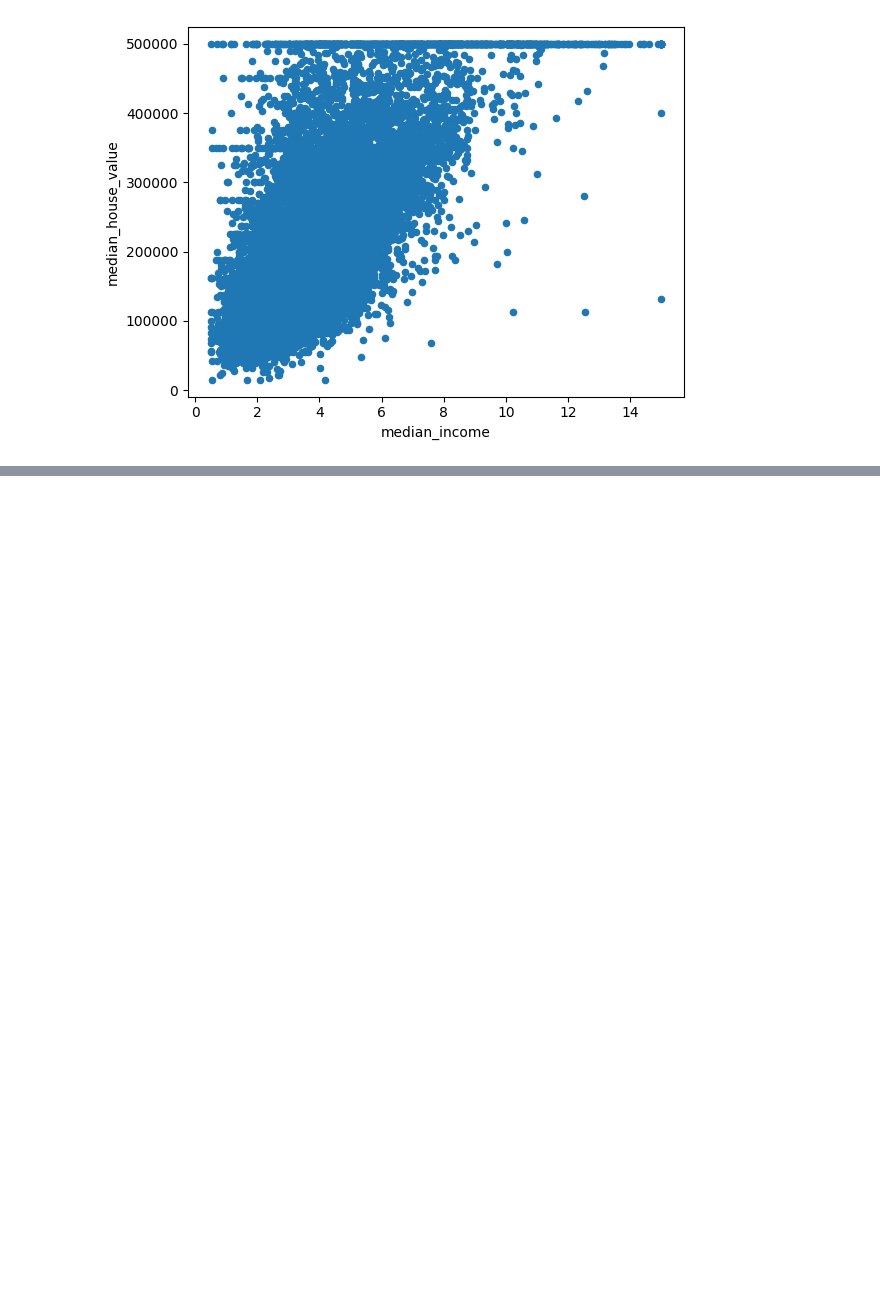
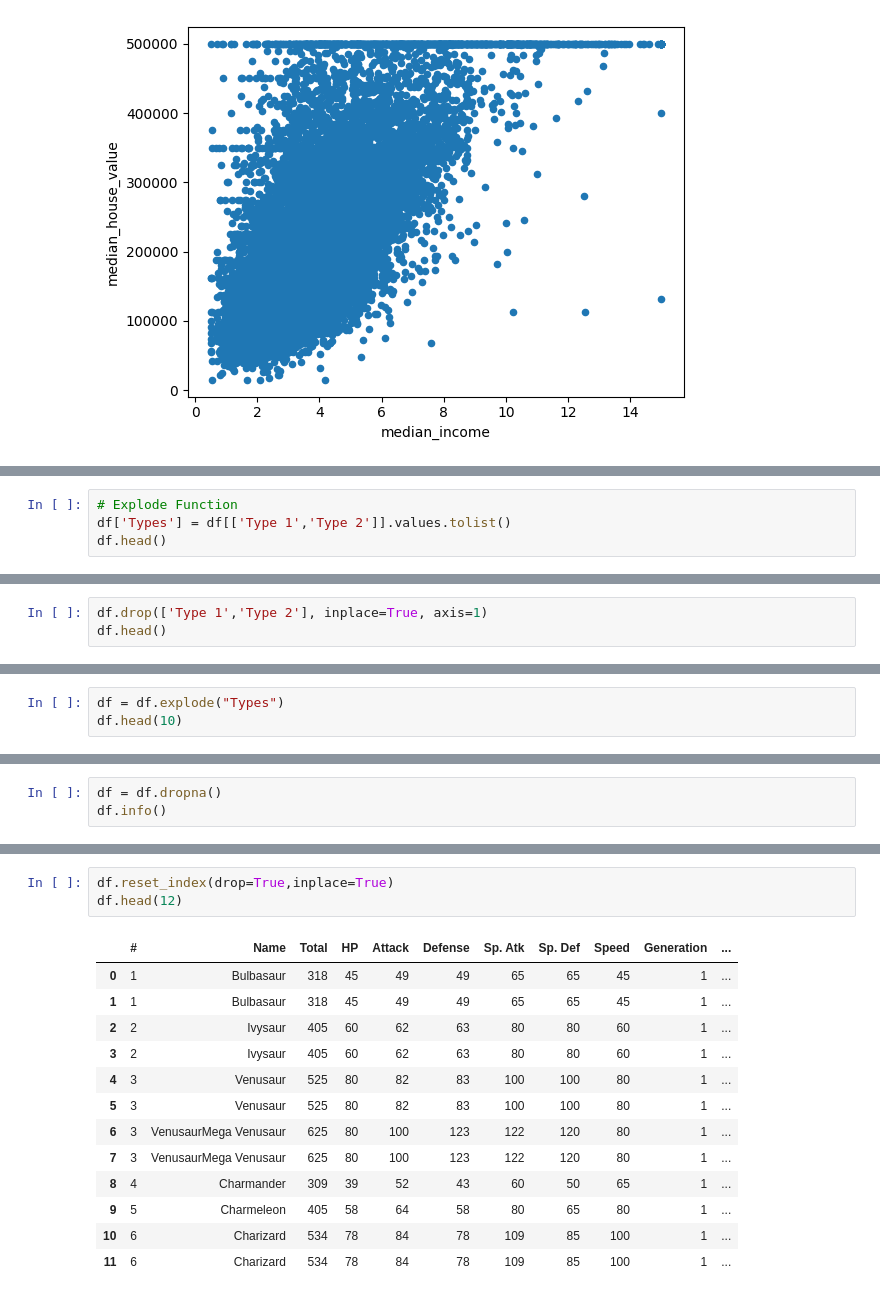
Before and after one commit to rihop6/TFBD-Riley-Repo, a Jupyter notebook: Lecture Code (my notes)/Pandas.ipynb, the cells around one changed output, grey strips where cells are left out. Saved outputs shown, nothing was run; the diff lists cells and outputs as text; blank space fills up the shorter version.

```diff
--- a/Lecture Code (my notes)/Pandas.ipynb
+++ b/Lecture Code (my notes)/Pandas.ipynb
@@ -286,0 +792,4 @@ df2.plot(kind="scatter",x="median_income",y="median_house_value")
+# %%
+# Explode Function
+df['Types'] = df[['Type 1','Type 2']].values.tolist()
+df.head()
@@ -286,0 +803,3 @@ df2.plot(kind="scatter",x="median_income",y="median_house_value")
+# %%
+df.drop(['Type 1','Type 2'], inplace=True, axis=1)
+df.head()
@@ -286,0 +813,3 @@ df2.plot(kind="scatter",x="median_income",y="median_house_value")
+# %%
+df = df.explode("Types")
+df.head(10)
@@ -286,0 +850,3 @@ df2.plot(kind="scatter",x="median_income",y="median_house_value")
+# %%
+df = df.dropna()
+df.info()
@@ -286,0 +873,17 @@ df2.plot(kind="scatter",x="median_income",y="median_house_value")
+# %%
+df.reset_index(drop=True,inplace=True)
+df.head(12)
+# %% [output]
+|  | # | Name | Total | HP | Attack | Defense | Sp. Atk | Sp. Def | Speed | Generation | ... |
+| 0 | 1 | Bulbasaur | 318 | 45 | 49 | 49 | 65 | 65 | 45 | 1 | ... |
+| 1 | 1 | Bulbasaur | 318 | 45 | 49 | 49 | 65 | 65 | 45 | 1 | ... |
+| 2 | 2 | Ivysaur | 405 | 60 | 62 | 63 | 80 | 80 | 60 | 1 | ... |
+| 3 | 2 | Ivysaur | 405 | 60 | 62 | 63 | 80 | 80 | 60 | 1 | ... |
+| 4 | 3 | Venusaur | 525 | 80 | 82 | 83 | 100 | 100 | 80 | 1 | ... |
+| 5 | 3 | Venusaur | 525 | 80 | 82 | 83 | 100 | 100 | 80 | 1 | ... |
+| 6 | 3 | VenusaurMega Venusaur | 625 | 80 | 100 | 123 | 122 | 120 | 80 | 1 | ... |
+| 7 | 3 | VenusaurMega Venusaur | 625 | 80 | 100 | 123 | 122 | 120 | 80 | 1 | ... |
+| 8 | 4 | Charmander | 309 | 39 | 52 | 43 | 60 | 50 | 65 | 1 | ... |
+| 9 | 5 | Charmeleon | 405 | 58 | 64 | 58 | 80 | 65 | 80 | 1 | ... |
+| 10 | 6 | Charizard | 534 | 78 | 84 | 78 | 109 | 85 | 100 | 1 | ... |
+| 11 | 6 | Charizard | 534 | 78 | 84 | 78 | 109 | 85 | 100 | 1 | ... |
```
Also changed, not shown: parts of 46 cells of this notebook, 2 other files.
